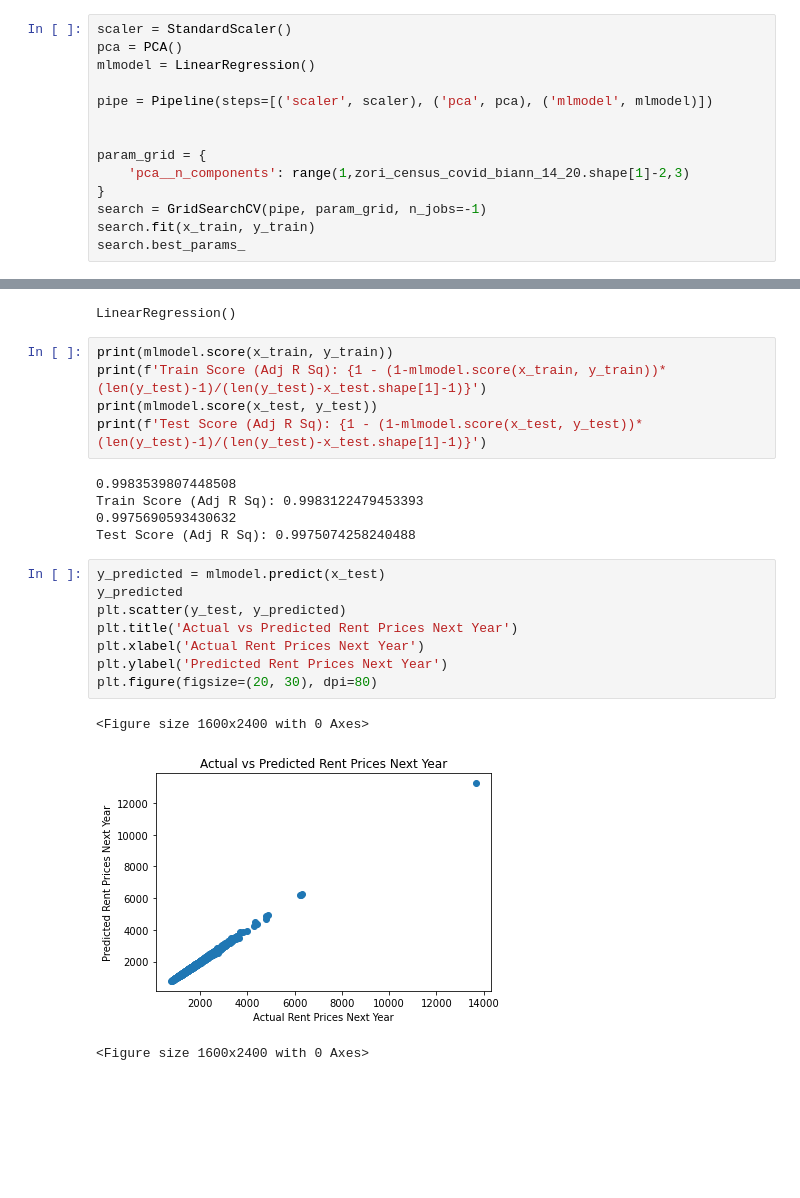
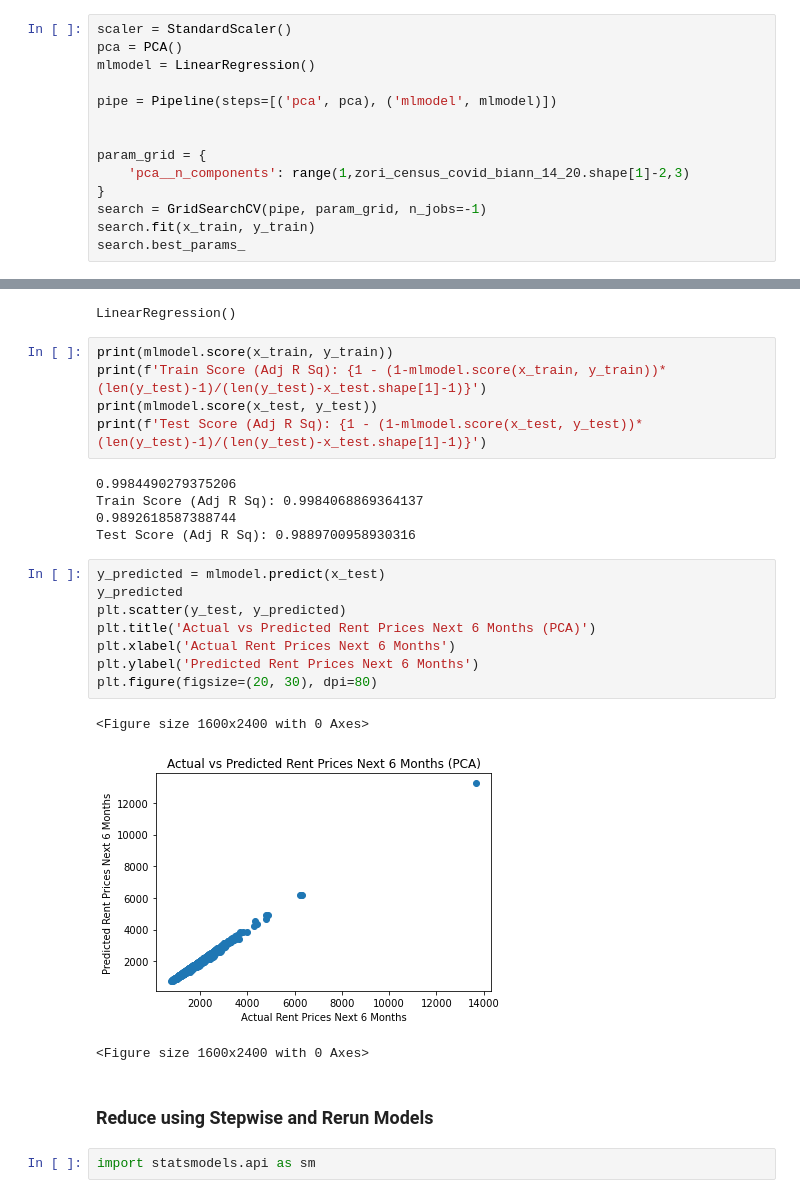
Before and after one commit to axpinkerton/capstone, a Jupyter notebook: MLR_modeling-NL.ipynb, the cells around one changed output, grey strips where cells are left out. Drawn from its saved outputs; the diff is of its cells as text; blank space fills up the shorter version.

```diff
--- a/MLR_modeling-NL.ipynb
+++ b/MLR_modeling-NL.ipynb
@@ -163,7 +181,7 @@ scaler = StandardScaler()
 pca = PCA()
 mlmodel = LinearRegression()
 
-pipe = Pipeline(steps=[('scaler', scaler), ('pca', pca), ('mlmodel', mlmodel)])
+pipe = Pipeline(steps=[('pca', pca), ('mlmodel', mlmodel)])
 
 
 param_grid = {
@@ -192,19 +210,23 @@ print(f'Train Score (Adj R Sq): {1 - (1-mlmodel.score(x_train, y_train))*(len(y_
 print(mlmodel.score(x_test, y_test))
 print(f'Test Score (Adj R Sq): {1 - (1-mlmodel.score(x_test, y_test))*(len(y_test)-1)/(len(y_test)-x_test.shape[1]-1)}')
 # %% [output]
-0.9983539807448508
-Train Score (Adj R Sq): 0.9983122479453393
-0.9975690593430632
-Test Score (Adj R Sq): 0.9975074258240488
+0.9984490279375206
+Train Score (Adj R Sq): 0.9984068869364137
+0.9892618587388744
+Test Score (Adj R Sq): 0.9889700958930316
 # %%
 y_predicted = mlmodel.predict(x_test)
 y_predicted
 plt.scatter(y_test, y_predicted)
-plt.title('Actual vs Predicted Rent Prices Next Year')
-plt.xlabel('Actual Rent Prices Next Year')
-plt.ylabel('Predicted Rent Prices Next Year')
+plt.title('Actual vs Predicted Rent Prices Next 6 Months (PCA)')
+plt.xlabel('Actual Rent Prices Next 6 Months')
+plt.ylabel('Predicted Rent Prices Next 6 Months')
 plt.figure(figsize=(20, 30), dpi=80)
 # %% [output]
 <Figure size 1600x2400 with 0 Axes>
-[figure, old version]
+[figure, new version]
 <Figure size 1600x2400 with 0 Axes>
+# %% [markdown]
+### Reduce using Stepwise and Rerun Models
+# %%
+import statsmodels.api as sm
```
Also changed, not shown: parts of 22 cells of this notebook.
